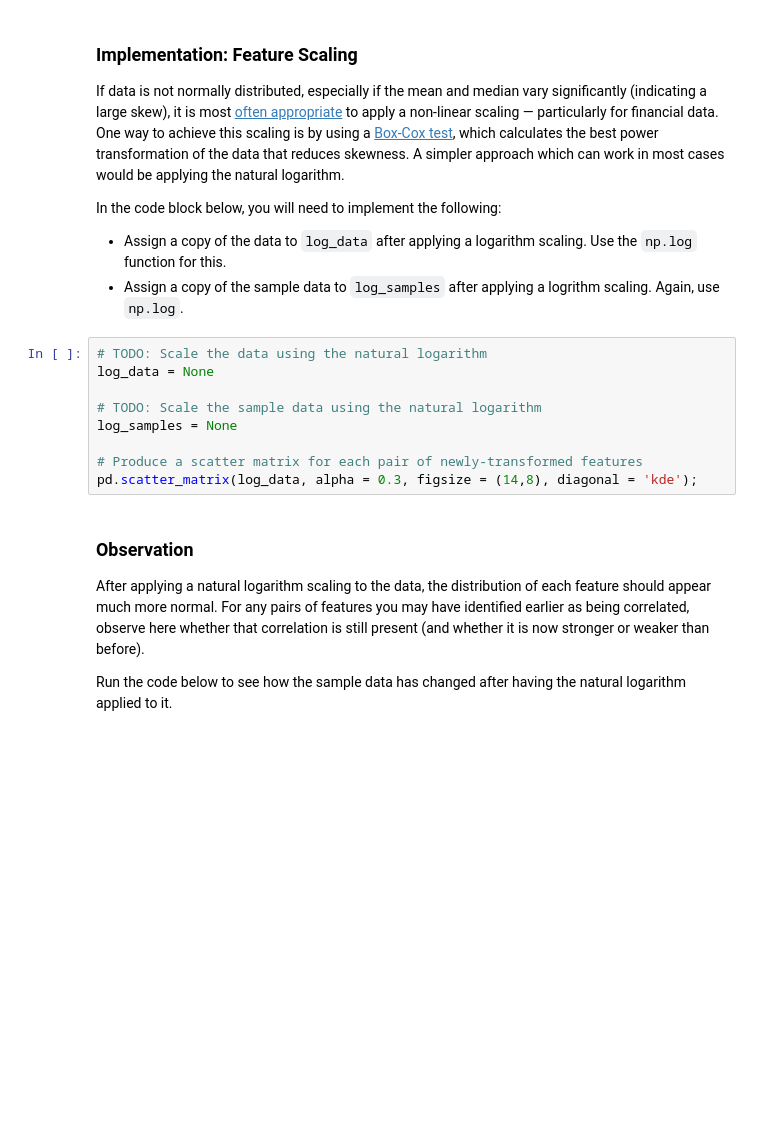
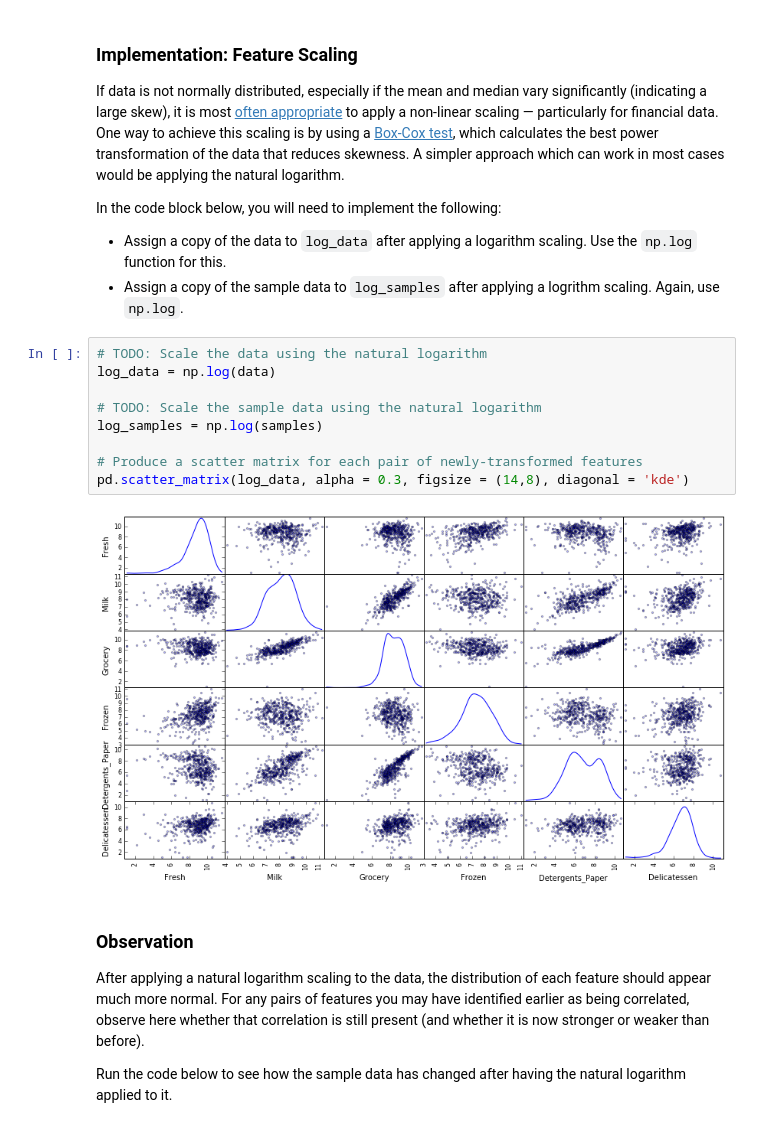
Before and after one commit to curiousest/machine-learning, a Jupyter notebook: projects/creating_customer_segments/customer_segments.ipynb, the cells around one changed output. Saved outputs shown, nothing was run; the diff lists cells and outputs as text; blank space fills up the shorter version.

```diff
--- a/projects/creating_customer_segments/customer_segments.ipynb
+++ b/projects/creating_customer_segments/customer_segments.ipynb
@@ -154,13 +144,15 @@ In the code block below, you will need to implement the following:
  - Assign a copy of the sample data to `log_samples` after applying a logrithm scaling. Again, use `np.log`.
 # %%
 # TODO: Scale the data using the natural logarithm
-log_data = None
+log_data = np.log(data)
 
 # TODO: Scale the sample data using the natural logarithm
-log_samples = None
+log_samples = np.log(samples)
 
 # Produce a scatter matrix for each pair of newly-transformed features
-pd.scatter_matrix(log_data, alpha = 0.3, figsize = (14,8), diagonal = 'kde');
+pd.scatter_matrix(log_data, alpha = 0.3, figsize = (14,8), diagonal = 'kde')
+# %% [output]
+[figure, added]
 # %% [markdown]
 ### Observation
 After applying a natural logarithm scaling to the data, the distribution of each feature should appear much more normal. For any pairs of features you may have identified earlier as being correlated, observe here whether that correlation is still present (and whether it is now stronger or weaker than before).
```
Also changed, not shown: parts of 9 cells of this notebook.
